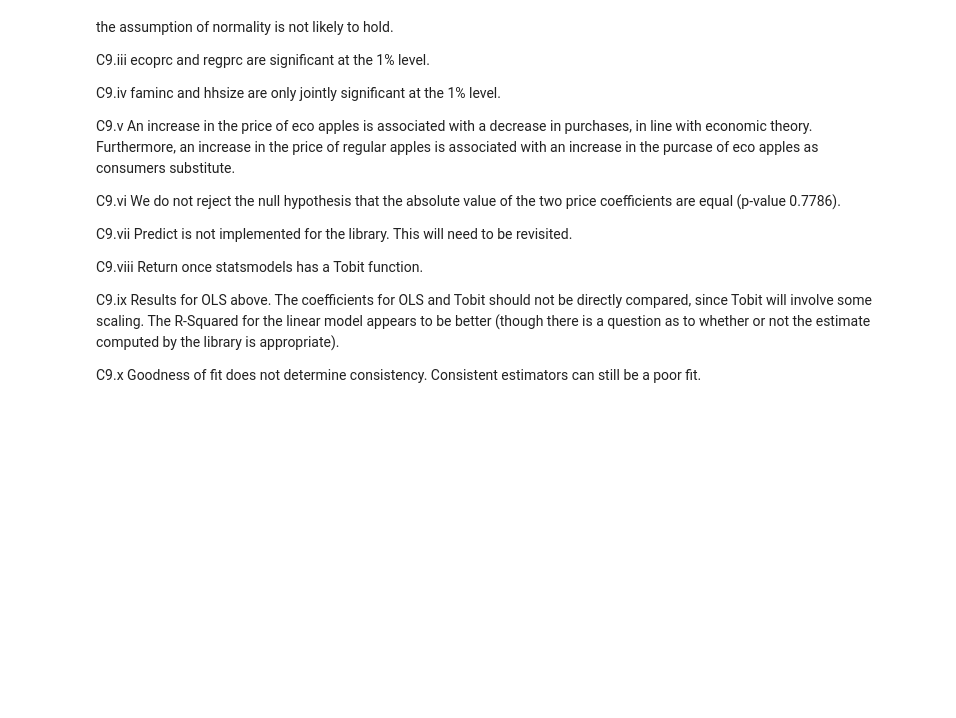
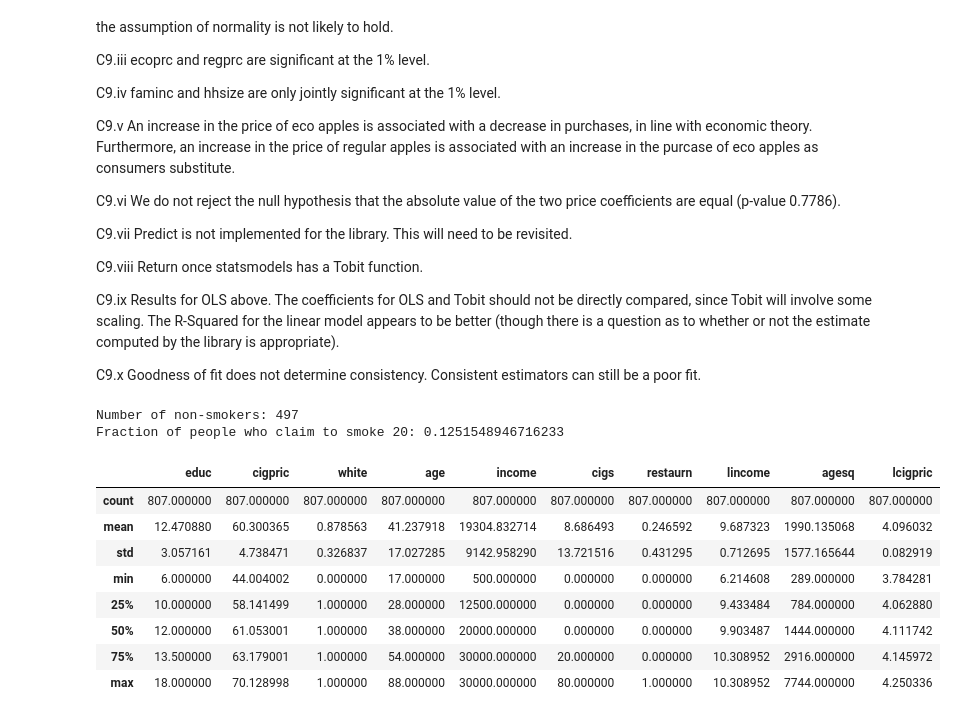
Before and after one commit to systemchalk/wooldridge_workbook, a Jupyter notebook: ch17.ipynb, the cells around one changed output. Drawn from its saved outputs; the diff is of its cells as text; code cells hidden in the pictures; blank space fills up the shorter version.

```diff
--- a/ch17.ipynb
+++ b/ch17.ipynb
@@ -1187,3 +1235,21 @@ C9.viii Return once statsmodels has a Tobit function.
 C9.ix Results for OLS above. The coefficients for OLS and Tobit should not be directly compared, since Tobit will involve some scaling. The R-Squared for the linear model appears to be better (though there is a question as to whether or not the estimate computed by the library is appropriate).
 
 C9.x Goodness of fit does not determine consistency. Consistent estimators can still be a poor fit.
+# %%
+# Exercise 10
+smoke = pd.read_stata("./stata/SMOKE.DTA")
+print("Number of non-smokers:", smoke[smoke.cigs == 0].shape[0])
+print("Fraction of people who claim to smoke 20:", smoke[smoke.cigs == 20].shape[0] / smoke.shape[0])
+smoke.describe()
+# %% [output]
+Number of non-smokers: 497
+Fraction of people who claim to smoke 20: 0.1251548946716233
+|  | educ | cigpric | white | age | income | cigs | restaurn | lincome | agesq | lcigpric |
+| count | 807.000000 | 807.000000 | 807.000000 | 807.000000 | 807.000000 | 807.000000 | 807.000000 | 807.000000 | 807.000000 | 807.000000 |
+| mean | 12.470880 | 60.300365 | 0.878563 | 41.237918 | 19304.832714 | 8.686493 | 0.246592 | 9.687323 | 1990.135068 | 4.096032 |
+| std | 3.057161 | 4.738471 | 0.326837 | 17.027285 | 9142.958290 | 13.721516 | 0.431295 | 0.712695 | 1577.165644 | 0.082919 |
+| min | 6.000000 | 44.004002 | 0.000000 | 17.000000 | 500.000000 | 0.000000 | 0.000000 | 6.214608 | 289.000000 | 3.784281 |
+| 25% | 10.000000 | 58.141499 | 1.000000 | 28.000000 | 12500.000000 | 0.000000 | 0.000000 | 9.433484 | 784.000000 | 4.062880 |
+| 50% | 12.000000 | 61.053001 | 1.000000 | 38.000000 | 20000.000000 | 0.000000 | 0.000000 | 9.903487 | 1444.000000 | 4.111742 |
+| 75% | 13.500000 | 63.179001 | 1.000000 | 54.000000 | 30000.000000 | 20.000000 | 0.000000 | 10.308952 | 2916.000000 | 4.145972 |
+| max | 18.000000 | 70.128998 | 1.000000 | 88.000000 | 30000.000000 | 80.000000 | 1.000000 | 10.308952 | 7744.000000 | 4.250336 |
```
Also changed, not shown: parts of 35 cells of this notebook.
